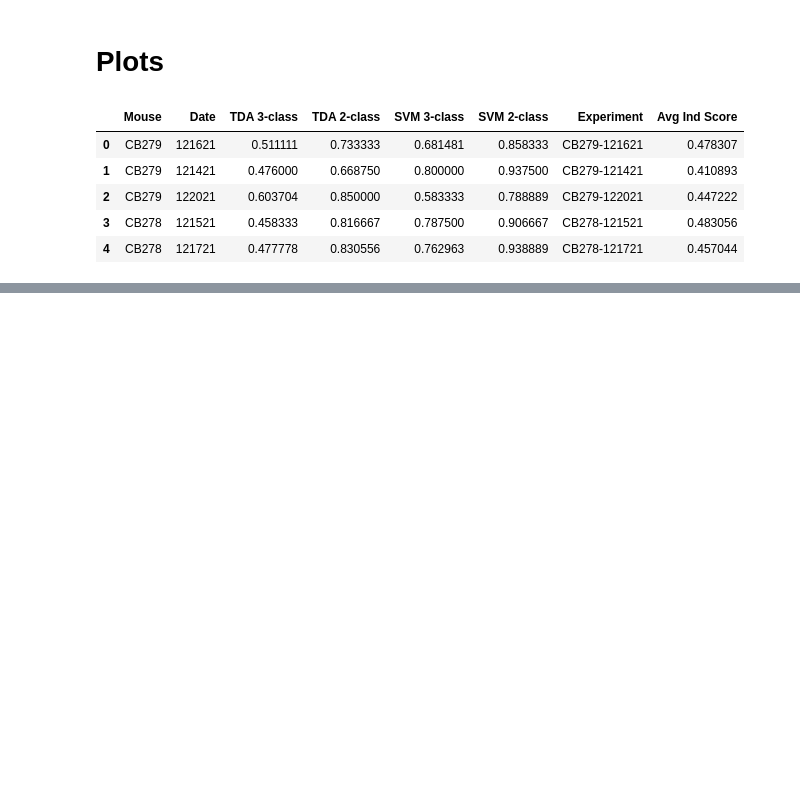
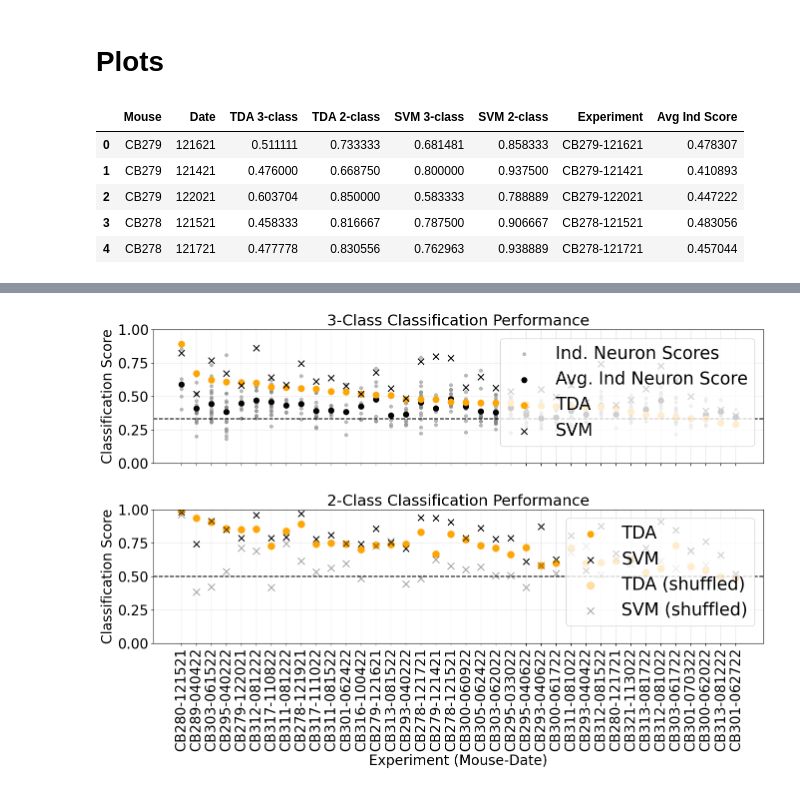
Before and after one commit to ayhncgty/Persistent-Homology-Pipeline-for-Neural-Spike-Train-Data, a Jupyter notebook: TDA-SVM-Single Neurons.ipynb, the cells around one changed output, grey strips where cells are left out. Drawn from its saved outputs; the diff is of its cells as text; code cells hidden in the pictures; blank space fills up the shorter version.

Commit message:
new experiments/notebooks added

```diff
--- a/TDA-SVM-Single Neurons.ipynb
+++ b/TDA-SVM-Single Neurons.ipynb
@@ -561,0 +953,90 @@ plt.show()
+# %%
+# ...existing code...
+import matplotlib.pyplot as plt
+import numpy as np
+
+# Use final_results (contains shuffled columns) and keep original sort behavior
+plot_df = final_results.copy()
+plot_df = plot_df.sort_values(by='TDA 3-class', ascending=False).reset_index(drop=True)
+
+# 2. Set up the figure with two subplots sharing the x-axis
+fig, (ax1, ax2) = plt.subplots(2, 1, figsize=(14, 10), sharex=True)
+plt.subplots_adjust(hspace=0.1)  # Reduce space between plots
+
+# X-axis data for alignment (now sorted)
+experiments = plot_df['Experiment']
+x_ticks = np.arange(len(experiments))
+
+# --- Plot 1: 3-class data --- (kept as-is)
+ax1.set_title('3-Class Classification Performance')
+ax1.set_ylabel('Classification Score')
+ax1.set_ylim(0, 1)
+ax1.grid(axis='both', linestyle='-', alpha=0.3)
+
+# Define reference lines
+chance_3class = 1/3
+ax1.axhline(y=chance_3class, color='black', linestyle='--')
+
+# Plot Individual Neuron Scores (gray dots) and Average (black dot) for 3-class
+for i, exp in enumerate(experiments):
+    mouse = plot_df.iloc[i]['Mouse']
+    date = plot_df.iloc[i]['Date']
+    key = (mouse, date)
+
+    if key in MD_to_ind_neuron_scores:
+        scores = MD_to_ind_neuron_scores[key]
+        x_values = [i] * len(scores)  # All scores for this exp align vertically
+
+        # Plot individual gray dots (only once per legend entry)
+        if i == 0:
+            ax1.scatter(x_values, scores, color='gray', alpha=0.5, s=20, label='Ind. Neuron Scores')
+        else:
+            ax1.scatter(x_values, scores, color='gray', alpha=0.5, s=20)
+
+# Plot Average Ind Neuron Score (black dot, slightly larger)
+ax1.scatter(x_ticks, plot_df['Avg Ind Score'], color='black', s=60, label='Avg. Ind Neuron Score')
+
+# Plot TDA 3-class (orange dot)
+ax1.scatter(x_ticks, plot_df['TDA 3-class'], color='orange', marker='o', s=80, label='TDA')
+
+# Plot SVM 3-class (black 'x')
+ax1.scatter(x_ticks, plot_df['SVM 3-class'], color='black', marker='x', s=80, label='SVM')
+
+ax1.legend(loc='upper right', bbox_to_anchor=(1, 1), fontsize='small')
+
+# --- Plot 2: 2-class data + shuffled ---
+ax2.set_title('2-Class Classification Performance')
+ax2.set_ylabel('Classification Score')
+ax2.set_xlabel('Experiment (Mouse-Date)')
+ax2.set_ylim(0, 1)
+ax2.grid(axis='both', linestyle='-', alpha=0.3)
+
+# Define reference lines
+chance_2class = 1/2
+ax2.axhline(y=chance_2class, color='black', linestyle='--')
+
+# Original 2-class
+ax2.scatter(x_ticks, plot_df['TDA 2-class'], color='orange', marker='o', s=80, label='TDA')
+ax2.scatter(x_ticks, plot_df['SVM 2-class'], color='black', marker='x', s=80, label='SVM')
+
+# Shuffled 2-class (same style family, faded and slightly larger)
+ax2.scatter(
+    x_ticks, plot_df['TDA 2-class Shuffled'],
+    color='orange', marker='o', s=110, alpha=0.35, label='TDA (shuffled)'
+)
+ax2.scatter(
+    x_ticks, plot_df['SVM 2-class shuffled'],
+    color='black', marker='x', s=100, alpha=0.35, label='SVM (shuffled)'
+)
+
+# Formatting x-axis labels (shared across both subplots)
+ax2.set_xticks(x_ticks)
+ax2.set_xticklabels(experiments, rotation=90)  # Rotate for readability
+ax2.legend(loc='upper right', bbox_to_anchor=(1, 1), fontsize='small')
+
+plt.tight_layout()
+
+# Save the figure as a PDF before displaying
+plt.savefig('classification_performance_TDA_SVM_with_shuffled.pdf', format='pdf', bbox_inches='tight')
+# %% [output]
+[figure, added]
```
Also changed, not shown: parts of 13 cells of this notebook, 9 other files.
